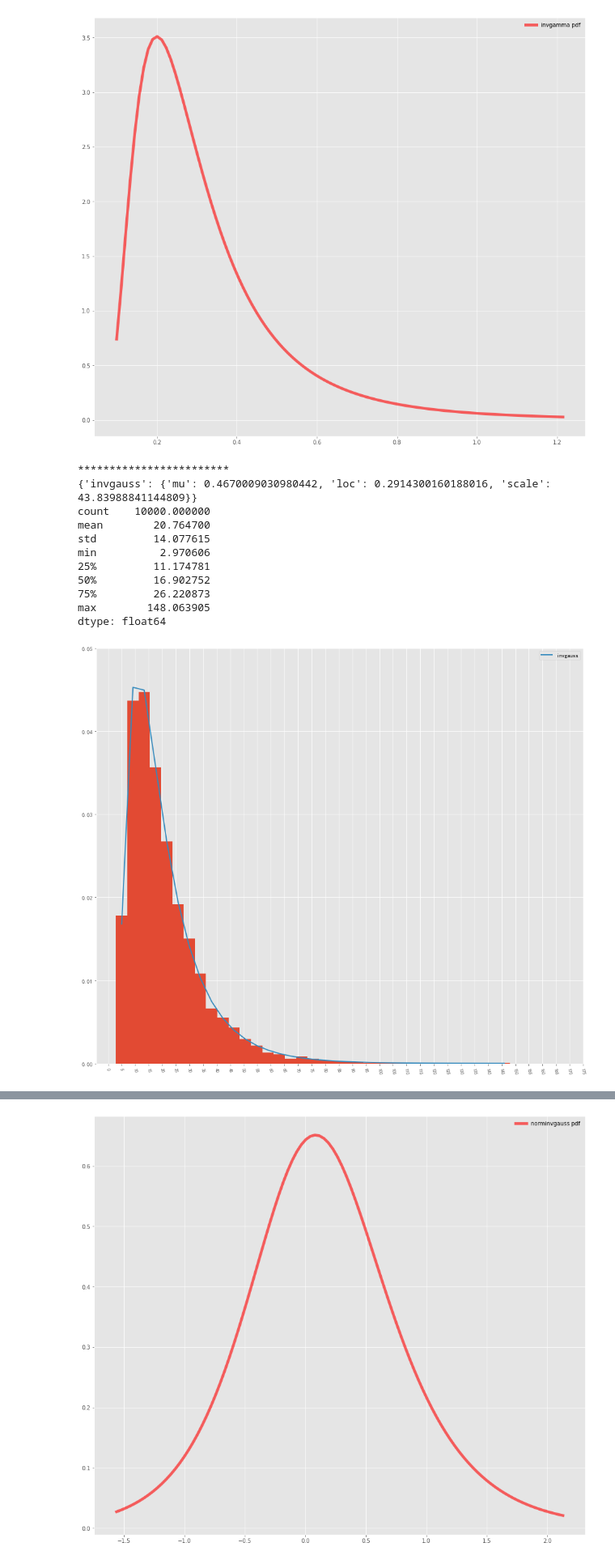
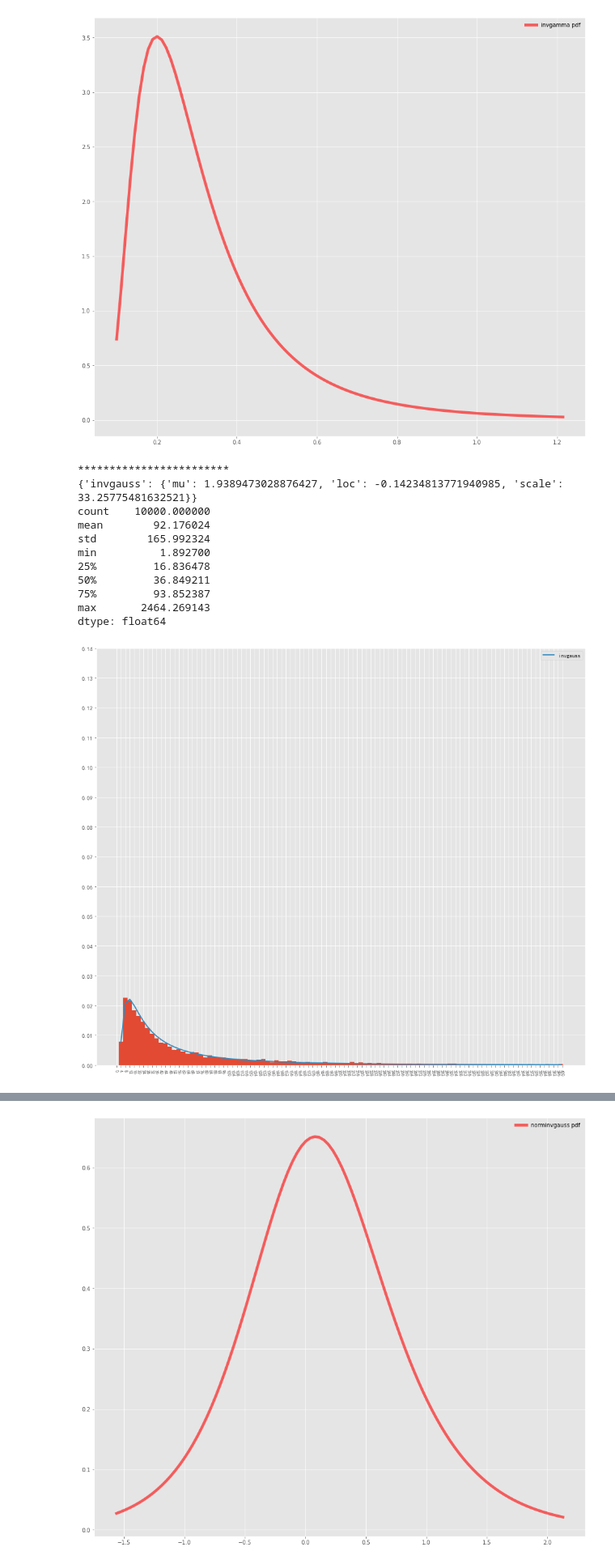
Before and after one commit to liing1221/notebook, a Jupyter notebook: mycode/scipy_stats.ipynb, the cells around one changed output, grey strips where cells are left out. Shown at 81% size. Saved outputs shown, nothing was run; the diff lists cells and outputs as text; code cells hidden in the pictures.

```diff
--- a/mycode/scipy_stats.ipynb
+++ b/mycode/scipy_stats.ipynb
@@ -680,46 +828,54 @@ import matplotlib.pyplot as plt
 fig, ax = plt.subplots(1, 1)
 
 mu = 0.3
-# invgauss': {'mu': 0.4856500576494863, 'loc': 0.5128946812111822, 'scale': 41.435767191284285}
 mu, loc, scale = 0.4856500576494863, 0.5128946812111822, 41.435767191284285
+
+
+mu, loc, scale = 3,0.3,30  #2.9调整 min2 max 3000以上
+
+#mu, loc, scale = 2,1,25  #2.9调整 min2 max 3000以上
+
+#mu, loc, scale = 0.5,5,260 #2.9调整 min2 max 3000以上
+
 # mean, var, skew, kurt = invgauss.stats(mu, moments='mvsk')
+# mu, loc, scale = 0.9, 0.5, 41
 
 # x = np.linspace(invgauss.ppf(0.01, mu),
 #                 100 * invgauss.ppf(0.99, mu), 100)
 # ax.plot(x, invgauss.pdf(x, mu, loc=loc, scale=scale),
 #        'r-', lw=5, alpha=0.6, label='invgauss pdf')
 
 # ax.legend(loc='best', frameon=False)
 # plt.show()
 
 datas = invgauss.rvs( mu, loc=loc, scale=scale, size = 10000)
-f = Fitter(datas, xmin=-2, xmax=176, distributions=['invgauss'], bins=35)
+f = Fitter(datas, xmin=-2, xmax=401, distributions=['invgauss'], bins=100)
 f.fit()
 
 print("*" * 24)
 print(f.get_best())
 f.hist()
 f.plot_pdf()
-plt.xticks([int(_x) for _x in range(0, 176, 5)], rotation=280, size=8)
-plt.yticks([_y/100 for _y in range(0, 6, 1)], size=10)
+plt.xticks([int(_x) for _x in range(0, 401, 4)], rotation=280, size=8)
+plt.yticks([_y/100 for _y in range(0, 15, 1)], size=10)
 plt.rcParams['font.sans-serif'] = ['SimHei']
 plt.rcParams['axes.unicode_minus'] = False   # 正常显示负号
 print(pd.Series(datas).describe())
 
 
 plt.show()
 # %% [output]
 ************************
-{'invgauss': {'mu': 0.4670009030980442, 'loc': 0.2914300160188016, 'scale': 43.83988841144809}}
+{'invgauss': {'mu': 1.9389473028876427, 'loc': -0.14234813771940985, 'scale': 33.25775481632521}}
 count    10000.000000
-mean        20.764700
-std         14.077615
-min          2.970606
-25%         11.174781
-50%         16.902752
-75%         26.220873
-max        148.063905
+mean        92.176024
+std        165.992324
+min          1.892700
+25%         16.836478
+50%         36.849211
+75%         93.852387
+max       2464.269143
 dtype: float64
-[figure, old version]
+[figure, new version]
 # %%
 # 广义逆高斯连续随机变量。
```
Also changed, not shown: parts of 8 cells of this notebook, 20 other files.
